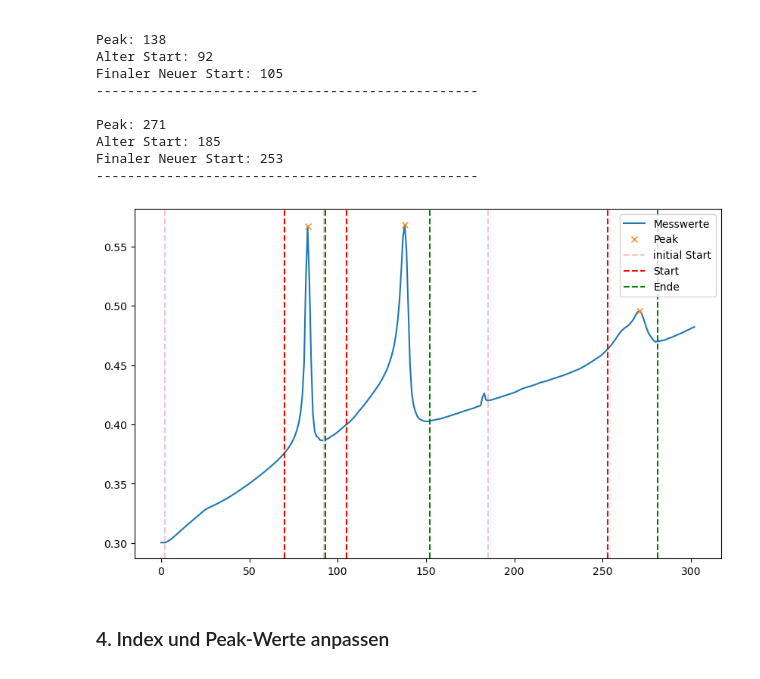
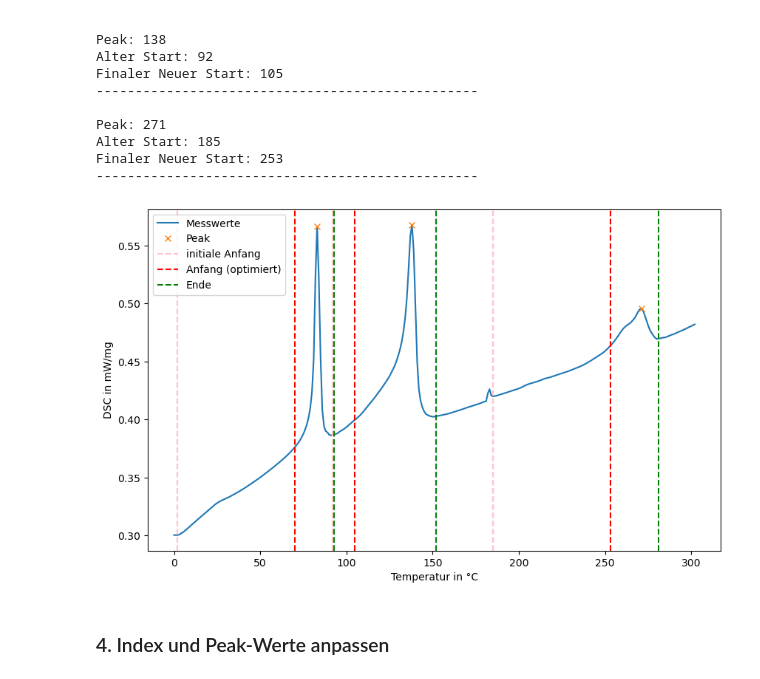
Before and after one commit to konrad-adamski/DSC_Notebooks, a Jupyter notebook: 03_PeakDetection_Segment5.ipynb, the cells around one changed output. Saved outputs shown, nothing was run; the diff lists cells and outputs as text; code cells hidden in the pictures.

```diff
--- a/03_PeakDetection_Segment5.ipynb
+++ b/03_PeakDetection_Segment5.ipynb
@@ -118,10 +118,10 @@ start_points = []
 # Iteriere durch jeden Peak, um den Startpunkt zu bestimmen
 for peak_index in range(len(peaks)):
     peak = peaks[peak_index]
-    # Suche rückwärts nach dem letzten Punkt, bei dem der 1. Ableitung negativ ist
+    # Suche rückwärts nach dem "letzten" Punkt, bei dem der 1. Ableitung negativ ist
     start = None
     for i in range(peak, 0, -1):  # ab peak zurückwärts (theoretisch bis Anfang)
-        if first_derivative[i-1] < 0:
+        if first_derivative[i-1] < 0.0:
             start = i
             break
     if start is not None:
@@ -216,21 +216,23 @@ Finaler Neuer Start: 253
 # %%
 # Visualisierung
 plt.figure(figsize=(10, 6))
 plt.plot(df[column], label="Messwerte")
 plt.plot(peaks, df[column][peaks], "x", label="Peak")
 
 for start in start_points:
-    plt.axvline(x=start, color='pink', linestyle='--', label="initial Start" if start == start_points[0] else "")
+    plt.axvline(x=start, color='pink', linestyle='--', label="initiale Anfang" if start == start_points[0] else "")
 
 for start in improved_start_points:
-    plt.axvline(x=start, color='r', linestyle='--', label="Start" if start == improved_start_points[0] else "")
+    plt.axvline(x=start, color='r', linestyle='--', label="Anfang (optimiert)" if start == improved_start_points[0] else "")
 
 for end in end_points:
     plt.axvline(x=end, color='g', linestyle='--', label="Ende" if end == end_points[0] else "")
 plt.legend()
+plt.xlabel('Temperatur in °C')
+plt.ylabel('DSC in mW/mg')
 plt.show()
 # %% [output]
-[figure, old version]
+[figure, new version]
 # %% [markdown]
 ### 4. Index und Peak-Werte anpassen
 # %%
```
Also changed, not shown: 5 other files.
